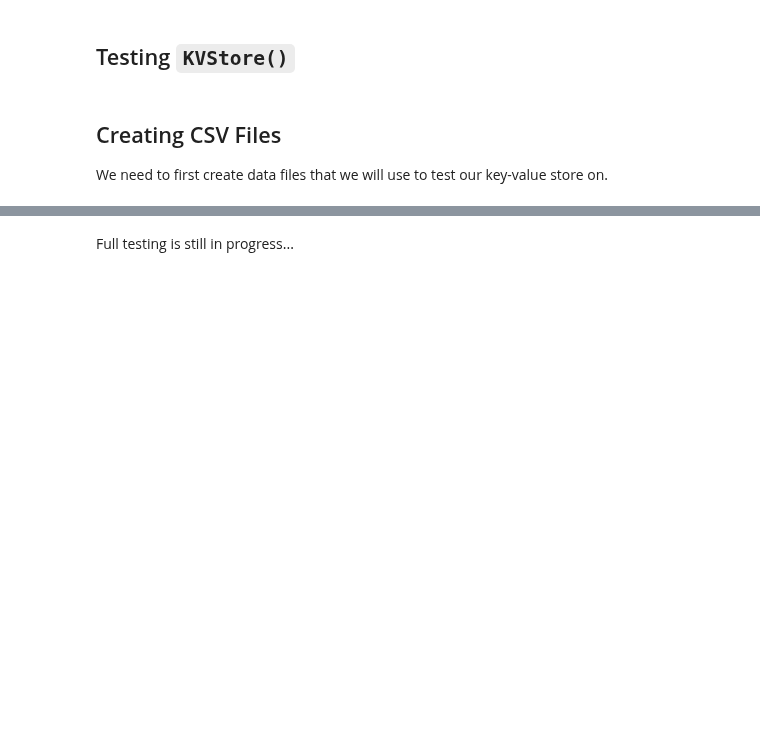
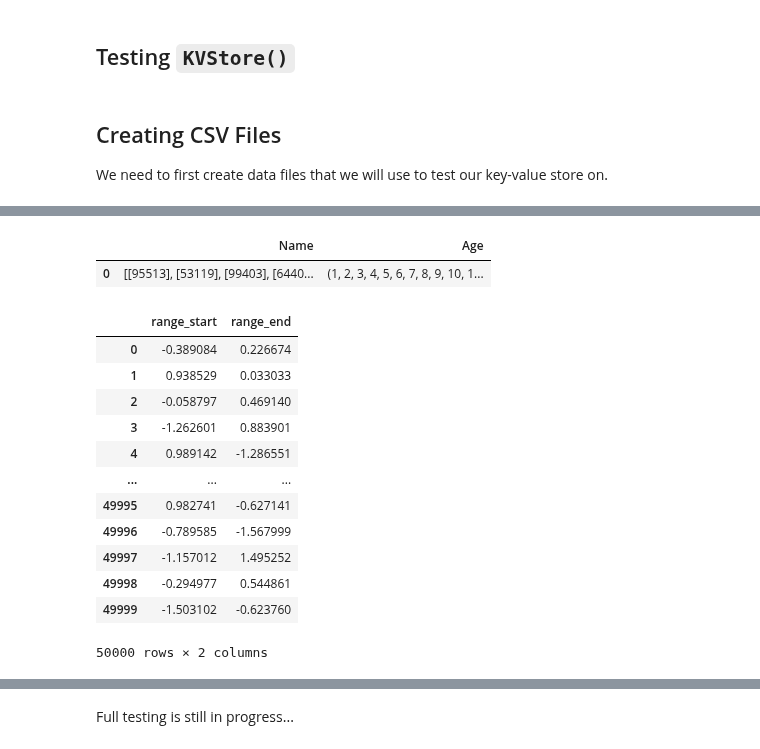
Before and after one commit to branBeckett/data-science-projects, a Jupyter notebook: key-value-database/key-value-database.ipynb, the cells around one changed output, grey strips where cells are left out. Saved outputs shown, nothing was run; the diff lists cells and outputs as text; code cells hidden in the pictures; blank space fills up the shorter version.

```diff
--- a/key-value-database/key-value-database.ipynb
+++ b/key-value-database/key-value-database.ipynb
@@ -372,0 +376,27 @@ queries
+# %%
+dic = {'Name': [np.random.randint(50000,100000,size=(50000, 1))], 'Age': [(range(1,101))]}
+pd.DataFrame(data=dic)
+# %% [output]
+|  | Name | Age |
+| 0 | [[95513], [53119], [99403], [6440... | (1, 2, 3, 4, 5, 6, 7, 8, 9, 10, 1... |
+# %%
+rando = np.random.randn(50000,2)
+#dates_m = pd.date_range('20300101', periods=50, freq='M')
+
+df = pd.DataFrame(random, columns=('range_start', 'range_end'))
+
+df
+# %% [output]
+|  | range_start | range_end |
+| 0 | -0.389084 | 0.226674 |
+| 1 | 0.938529 | 0.033033 |
+| 2 | -0.058797 | 0.469140 |
+| 3 | -1.262601 | 0.883901 |
+| 4 | 0.989142 | -1.286551 |
+| ... | ... | ... |
+| 49995 | 0.982741 | -0.627141 |
+| 49996 | -0.789585 | -1.567999 |
+| 49997 | -1.157012 | 1.495252 |
+| 49998 | -0.294977 | 0.544861 |
+| 49999 | -1.503102 | -0.623760 |
+50000 rows × 2 columns
```
Also changed, not shown: parts of 4 cells of this notebook.
